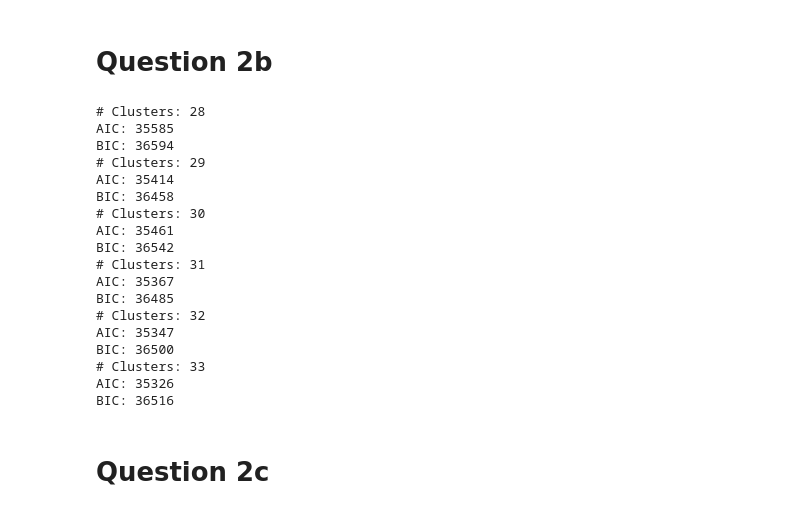
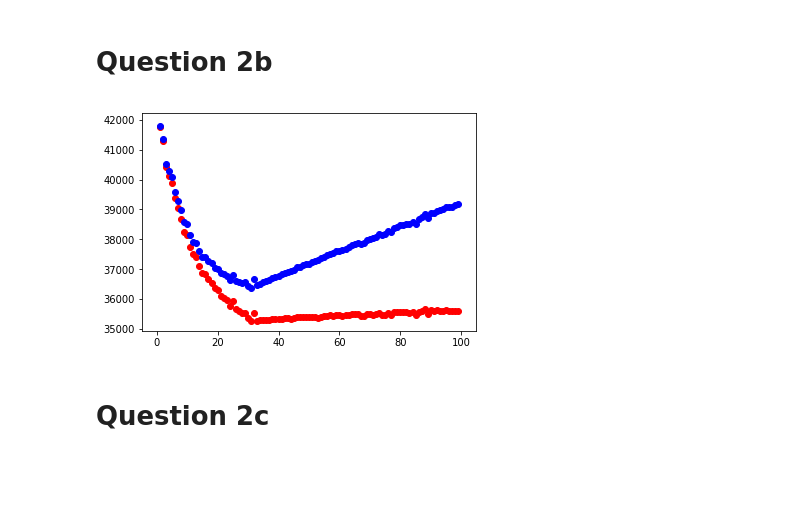
Before and after one commit to SudeshnaD/18f_ml, a Jupyter notebook: assignment2/kmeans.ipynb, the cells around one changed output. Cells and saved outputs as stored; diff of their text form; code cells hidden in the pictures; blank space fills up the shorter version.

Commit message:
update aic and bic plot for kmeans

```diff
--- a/assignment2/kmeans.ipynb
+++ b/assignment2/kmeans.ipynb
@@ -25,32 +25,21 @@ kmeans = KMeans(n_clusters=30).fit(synth_all)
 # %%
 from sklearn.mixture import GaussianMixture
 
-## TODO: NEED TO PLOT THIS!
-for n in range(28,34):
+n_clusters = range(1,100)
+aic = []
+bic = []
+
+for n in range(1,100):
     gm = GaussianMixture(n_components=n).fit(synth_all)
 
-    print '# Clusters: %i'%(n)
-    print 'AIC: %i'%(gm.aic(synth_all))
-    print 'BIC: %i'%(gm.bic(synth_all))
+    aic.append(gm.aic(synth_all))
+    bic.append(gm.bic(synth_all))
+
+plot.scatter(n_clusters, aic, c='r')
+plot.scatter(n_clusters, bic, c='b')
+plot.show()
 # %% [output]
-# Clusters: 28
-AIC: 35585
-BIC: 36594
-# Clusters: 29
-AIC: 35414
-BIC: 36458
-# Clusters: 30
-AIC: 35461
-BIC: 36542
-# Clusters: 31
-AIC: 35367
-BIC: 36485
-# Clusters: 32
-AIC: 35347
-BIC: 36500
-# Clusters: 33
-AIC: 35326
-BIC: 36516
+[figure, added]
 # %% [markdown]
 # Question 2c
 # %% [markdown]
```
